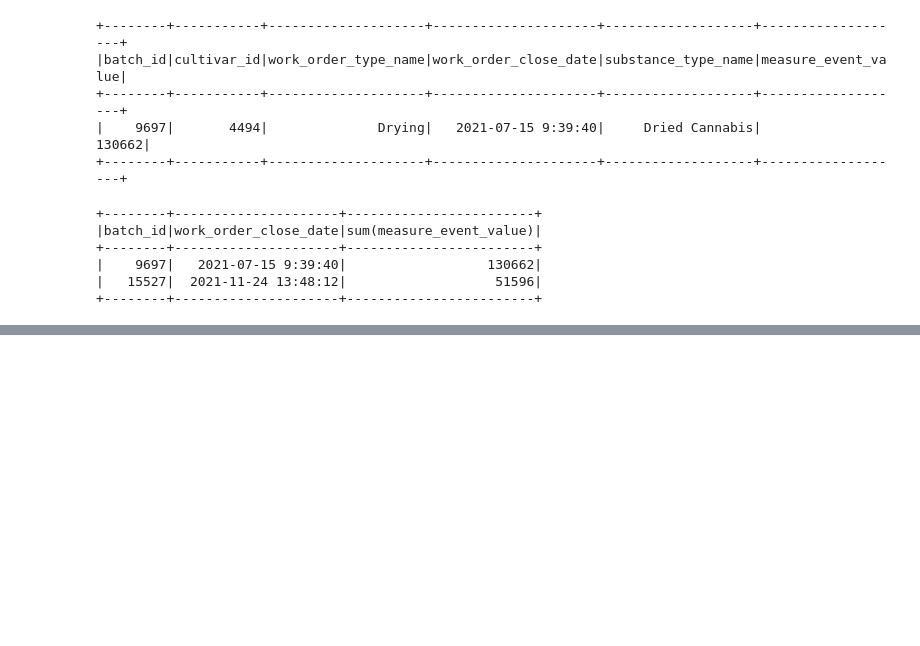
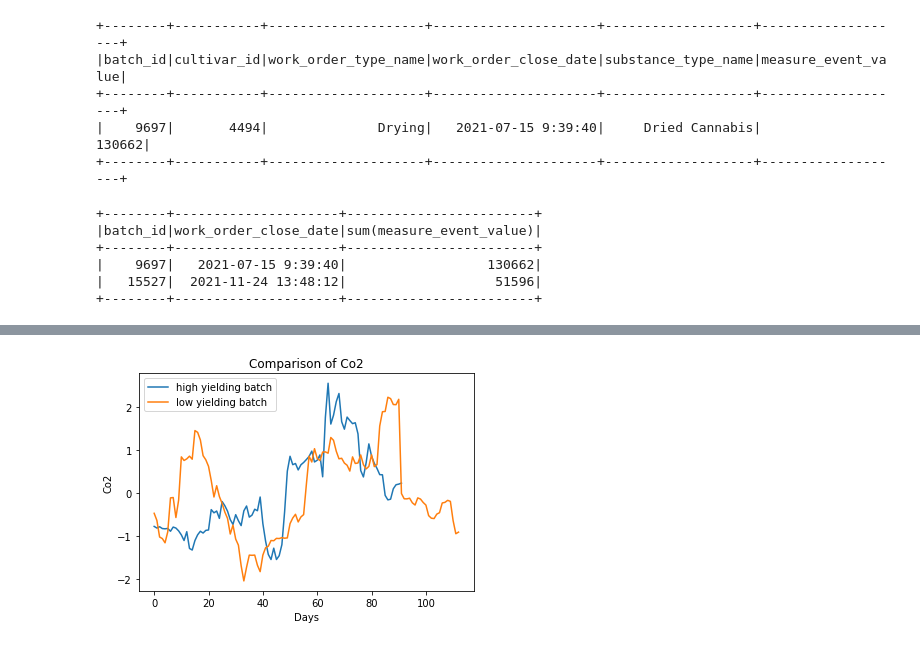
Before and after one commit to ronanmccormack-ca/ProgrammingforBigData, a Jupyter notebook: Big Data Project/Yield Prediction.ipynb, the cells around one changed output, grey strips where cells are left out. Saved outputs shown, nothing was run; the diff lists cells and outputs as text; code cells hidden in the pictures; blank space fills up the shorter version.

```diff
--- a/Big Data Project/Yield Prediction.ipynb
+++ b/Big Data Project/Yield Prediction.ipynb
@@ -223,0 +238,10 @@ only showing top 20 rows
+# %%
+plt.plot(batch_one_norm.index, batch_one_norm['co2_sensor_1_mean'], label = "high yielding batch")
+plt.plot(batch_two_norm.index, batch_two_norm['co2_sensor_1_mean'], label = "low yielding batch")
+plt.title('Comparison of Co2')
+plt.legend()
+plt.xlabel('Days')
+plt.ylabel('Co2')
+plt.show()
+# %% [output]
+[figure, added]
```
Also changed, not shown: parts of 14 cells of this notebook.
